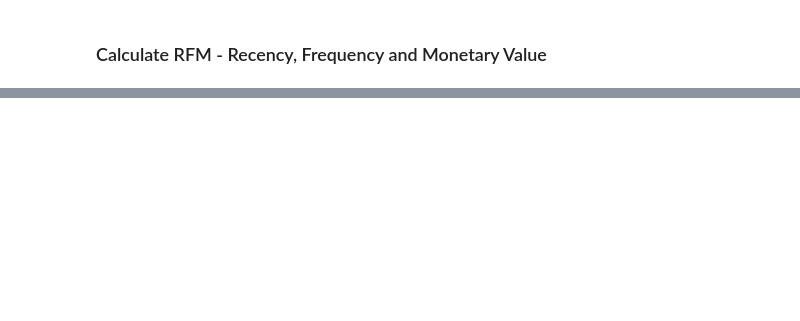
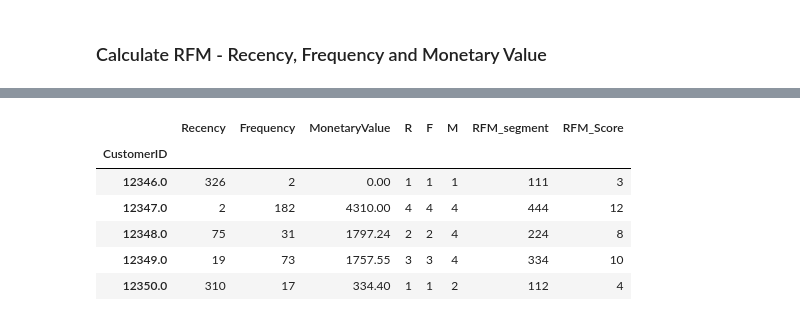
Before and after one commit to SaiMounicaGudimella/CustomerSegmentation, a Jupyter notebook: customer-segmentation.ipynb, the cells around one changed output, grey strips where cells are left out. Cells and saved outputs as stored; diff of their text form; code cells hidden in the pictures; blank space fills up the shorter version.

```diff
--- a/customer-segmentation.ipynb
+++ b/customer-segmentation.ipynb
@@ -233,0 +150,22 @@ for i in indicator_list:
+# %%
+#Assign RFM Score
+
+def RScore(x,p,d):
+    if p=='Recency':
+        if x <= d[p][0.25]:
+            return 4
+        elif x <= d[p][0.50]:
+            return 3
+        if x <= d[p][0.75]:
+            return 2
+        else:
+            return 1
+    else:
+        if x <= d[p][0.25]:
+            return 1
+        elif x <= d[p][0.50]:
+            return 2
+        if x <= d[p][0.75]:
+            return 3
+        else:
+            return 4
@@ -233,0 +196,11 @@ for i in indicator_list:
+# %%
+rfm['RFM_Score'] = rfm[['R','F','M']].sum(axis=1)
+rfm.head()
+# %% [output]
+|  | Recency | Frequency | MonetaryValue | R | F | M | RFM_segment | RFM_Score |
+| CustomerID |  |  |  |  |  |  |  |  |
+| 12346.0 | 326 | 2 | 0.00 | 1 | 1 | 1 | 111 | 3 |
+| 12347.0 | 2 | 182 | 4310.00 | 4 | 4 | 4 | 444 | 12 |
+| 12348.0 | 75 | 31 | 1797.24 | 2 | 2 | 4 | 224 | 8 |
+| 12349.0 | 19 | 73 | 1757.55 | 3 | 3 | 4 | 334 | 10 |
+| 12350.0 | 310 | 17 | 334.40 | 1 | 1 | 2 | 112 | 4 |
```
Also changed, not shown: parts of 45 cells of this notebook.
